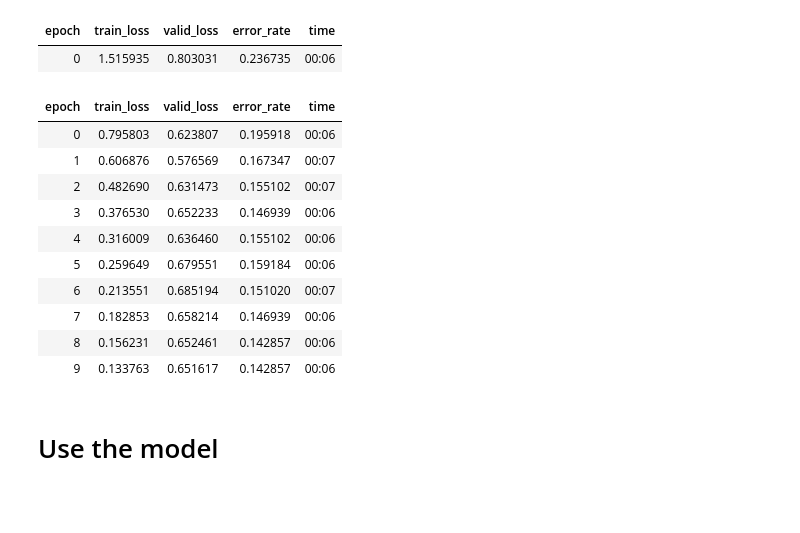
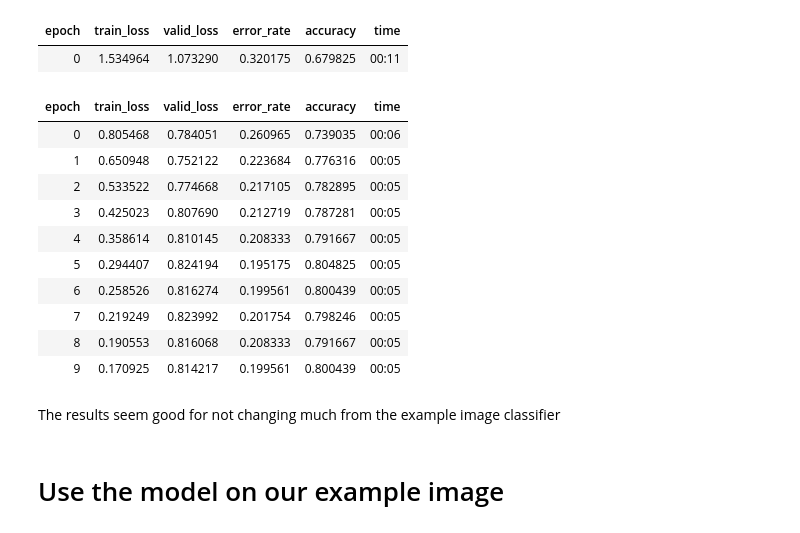
Before and after one commit to RobTheOceanographer/FastClouds, a Jupyter notebook: fastclouds.ipynb, the cells around one changed output. Saved outputs shown, nothing was run; the diff lists cells and outputs as text; code cells hidden in the pictures; blank space fills up the shorter version.

```diff
--- a/fastclouds.ipynb
+++ b/fastclouds.ipynb
@@ -86,0 +98,8 @@ len(failed)
+# %%
+dls = DataBlock(
+    blocks=(ImageBlock, CategoryBlock),
+    get_items=get_image_files,
+    splitter=RandomSplitter(valid_pct = 0.4, seed = 42),
+    get_y = parent_label,
+    item_tfms=[Resize(192, method='squish')]
+).dataloaders(path)
@@ -89,10 +113,0 @@ len(failed)
-# %%
-dls = DataBlock(
-    blocks=(ImageBlock, CategoryBlock),
-    get_items=get_image_files,
-    splitter=RandomSplitter(valid_pct = 0.2, seed = 42),
-    get_y = parent_label,
-    item_tfms=[Resize(192, method='squish')]
-).dataloaders(path)
-
-dls.show_batch(max_n=6)
@@ -101,5 +114,5 @@ dls.show_batch(max_n=6)
 # %%
-learn = vision_learner(dls, resnet18, metrics=error_rate)
+learn = vision_learner(dls, resnet18, metrics=[error_rate, accuracy])
 # resnet18, resnet34, resnet50, resnet101, resnet152
 # densenet121, densenet169, densenet201, densenet161
 learn.fine_tune(10)
@@ -107,16 +121,18 @@ learn.fine_tune(10)
-| epoch | train_loss | valid_loss | error_rate | time |
-| 0 | 1.515935 | 0.803031 | 0.236735 | 00:06 |
+| epoch | train_loss | valid_loss | error_rate | accuracy | time |
+| 0 | 1.534964 | 1.073290 | 0.320175 | 0.679825 | 00:11 |
-| epoch | train_loss | valid_loss | error_rate | time |
-| 0 | 0.795803 | 0.623807 | 0.195918 | 00:06 |
-| 1 | 0.606876 | 0.576569 | 0.167347 | 00:07 |
-| 2 | 0.482690 | 0.631473 | 0.155102 | 00:07 |
-| 3 | 0.376530 | 0.652233 | 0.146939 | 00:06 |
-| 4 | 0.316009 | 0.636460 | 0.155102 | 00:06 |
-| 5 | 0.259649 | 0.679551 | 0.159184 | 00:06 |
-| 6 | 0.213551 | 0.685194 | 0.151020 | 00:07 |
-| 7 | 0.182853 | 0.658214 | 0.146939 | 00:06 |
-| 8 | 0.156231 | 0.652461 | 0.142857 | 00:06 |
-| 9 | 0.133763 | 0.651617 | 0.142857 | 00:06 |
+| epoch | train_loss | valid_loss | error_rate | accuracy | time |
+| 0 | 0.805468 | 0.784051 | 0.260965 | 0.739035 | 00:06 |
+| 1 | 0.650948 | 0.752122 | 0.223684 | 0.776316 | 00:05 |
+| 2 | 0.533522 | 0.774668 | 0.217105 | 0.782895 | 00:05 |
+| 3 | 0.425023 | 0.807690 | 0.212719 | 0.787281 | 00:05 |
+| 4 | 0.358614 | 0.810145 | 0.208333 | 0.791667 | 00:05 |
+| 5 | 0.294407 | 0.824194 | 0.195175 | 0.804825 | 00:05 |
+| 6 | 0.258526 | 0.816274 | 0.199561 | 0.800439 | 00:05 |
+| 7 | 0.219249 | 0.823992 | 0.201754 | 0.798246 | 00:05 |
+| 8 | 0.190553 | 0.816068 | 0.208333 | 0.791667 | 00:05 |
+| 9 | 0.170925 | 0.814217 | 0.199561 | 0.800439 | 00:05 |
+# %% [markdown]
+The results seem good for not changing much from the example image classifier
 # %% [markdown]
-# Use the model
+# Use the model on our example image
 # %%
```
Also changed, not shown: parts of 24 cells of this notebook.
